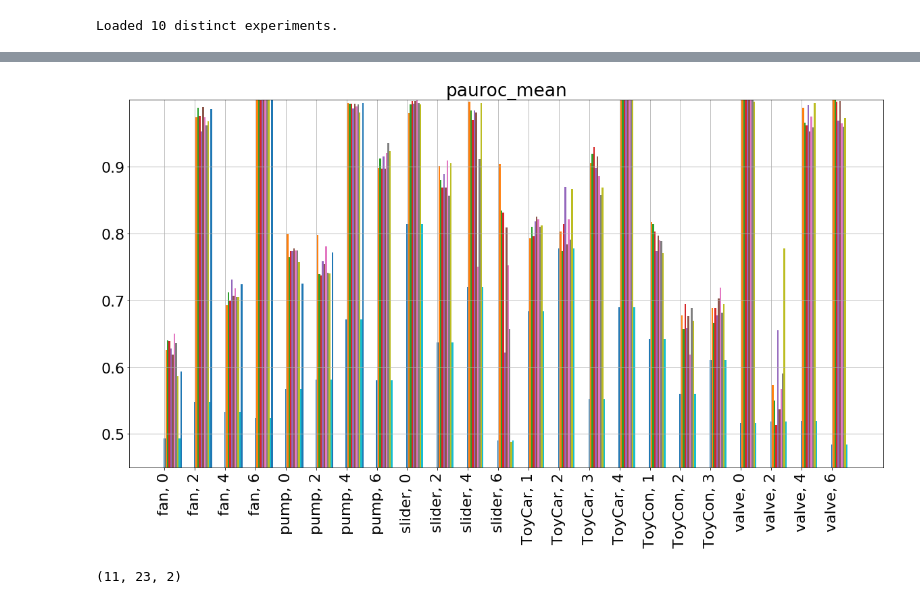
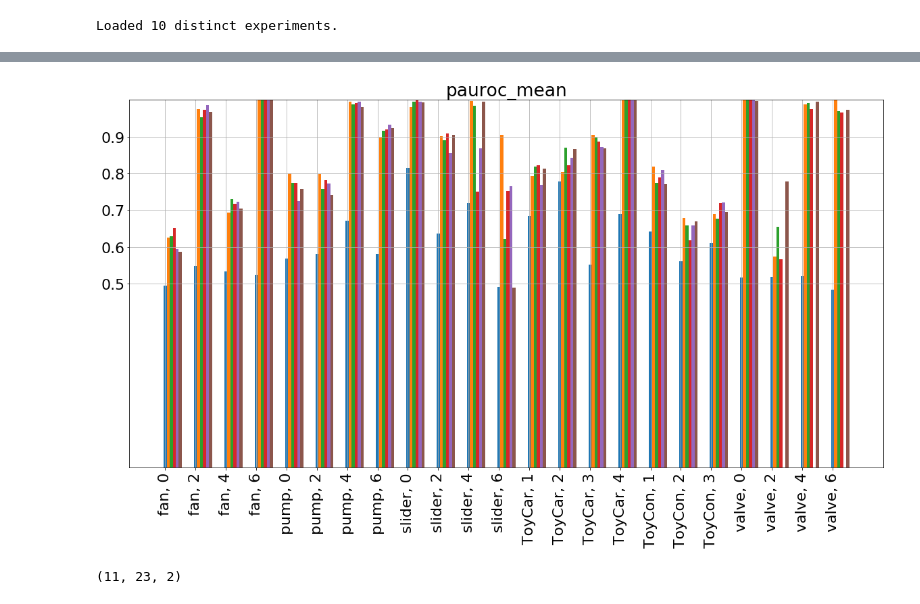
Before and after one commit to OptimusPrimus/dcase2020_task2, a Jupyter notebook: notebooks/create_bar_plot.ipynb, the cells around one changed output, grey strips where cells are left out. Cells and saved outputs as stored; diff of their text form; code cells hidden in the pictures.

```diff
--- a/notebooks/create_bar_plot.ipynb
+++ b/notebooks/create_bar_plot.ipynb
@@ -186,34 +186,34 @@ bar_width = 0.6
 bar_spacing=0.00
 top = 10
 
-top_k_data = data[indices, :, 0 if metric == 'auroc_mean' else 1][:top]
+top_k_data = data[[8, 1, 5, 6, 10], :, 0 if metric == 'auroc_mean' else 1][:top]
 baseline_data = data[0:1, :, 0 if metric == 'auroc_mean' else 1]
 to_visualize = np.concatenate([baseline_data, top_k_data])
 
 plt.figure(figsize=(20,10))
 plt.rcParams.update({'font.size': 22})
 plt.title(f'{metric}')
 labels = []
 
 for i in range(6):
     for j in TRAINING_ID_MAP[i]:
         labels.append("{}, {}".format(INVERSE_CLASS_MAP[i][:6], j))
 
 for i, d in enumerate(to_visualize):
     plt.bar(
         np.arange(len(labels)) + i * (bar_width / len(to_visualize) + bar_spacing),
         d,
         bar_width/ len(to_visualize),
     )
 
 plt.xticks(np.arange(len(labels)), labels, rotation='vertical')
-plt.ylim(0.45, 1.)
+plt.ylim(0.0, 1.)
 plt.yticks(np.arange(0.5, 1., 0.1))
 plt.grid()
 plt.savefig(f'top_{top}_auc.png')
 plt.show()
 
 data.shape
 # %% [output]
-[figure, old version]
+[figure, new version]
 (11, 23, 2)
```
Also changed, not shown: parts of 4 cells of this notebook, 43 other files.
